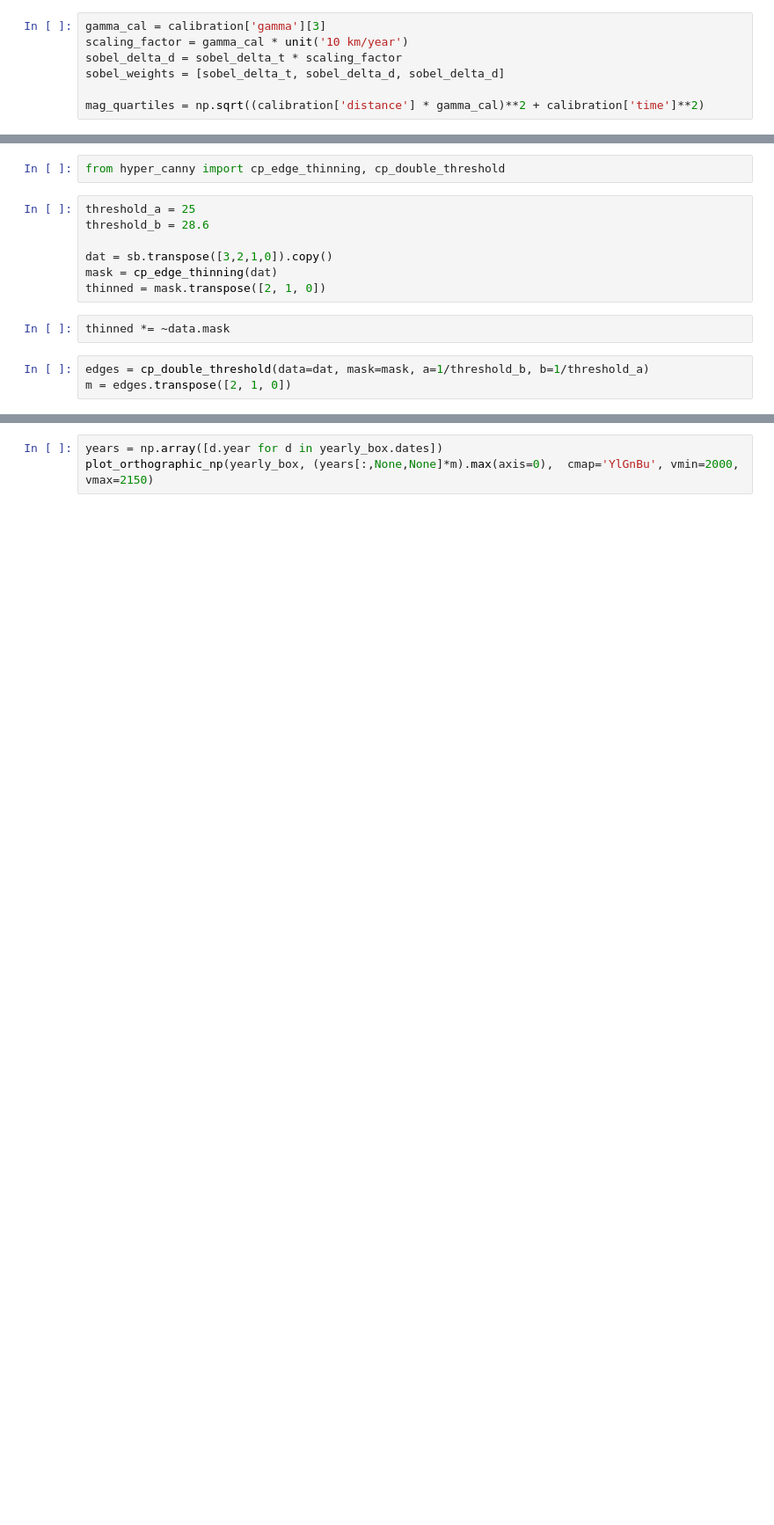
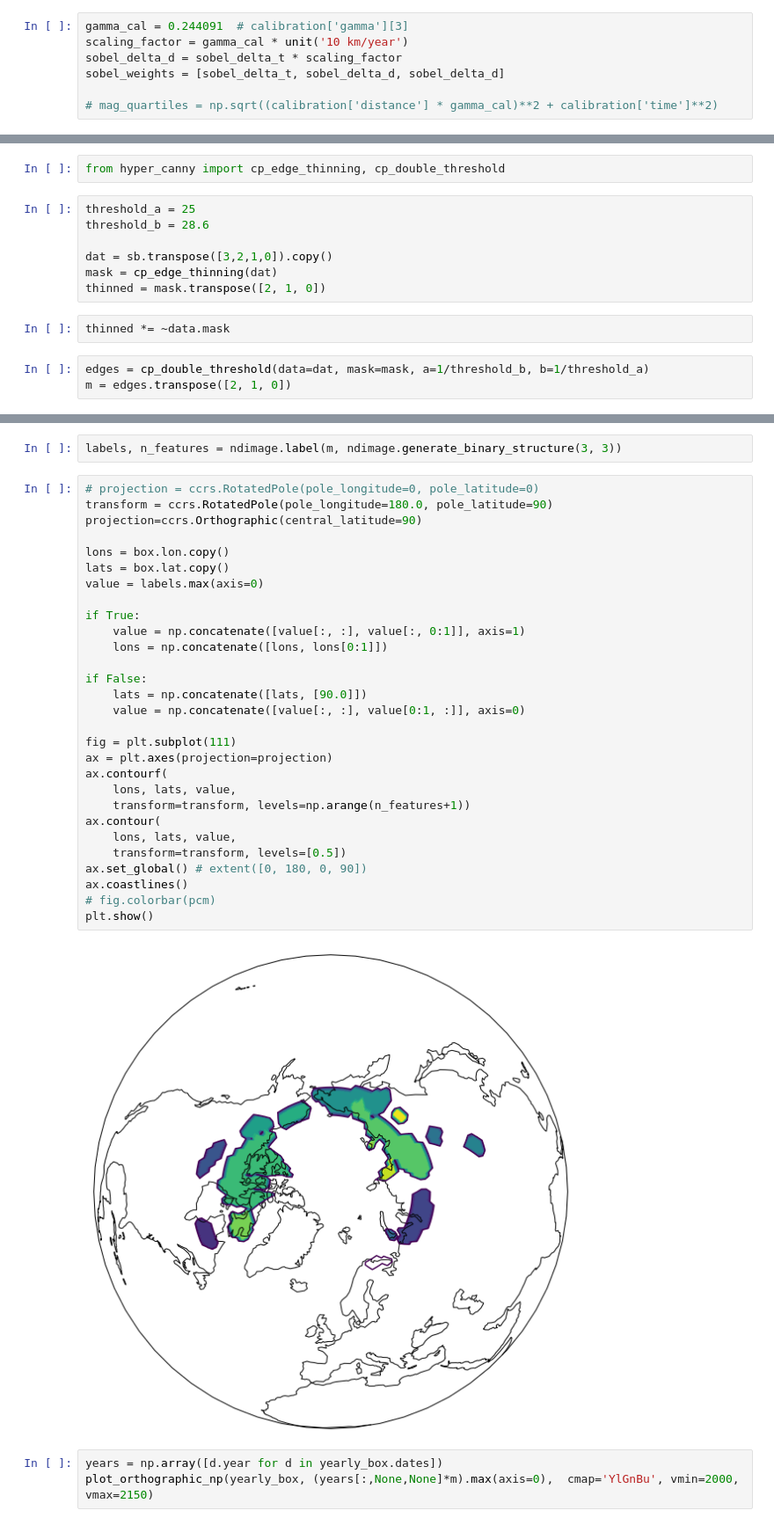
Before and after one commit to abrupt-climate/notebooks, a Jupyter notebook: Soil moisture.ipynb, the cells around one changed output, grey strips where cells are left out. Shown at 88% size. Cells and saved outputs as stored; diff of their text form; blank space fills up the shorter version.

```diff
--- a/Soil moisture.ipynb
+++ b/Soil moisture.ipynb
@@ -129,9 +125,9 @@ magnitude : [  0.00000000e+00   1.83534212e-02   3.08579731e+00   7.35895157e+00
 gamma     : [ 0.          0.03159526  0.15465303  0.24409148  0.72208887]
 recommended setting for gamma:  0.244091
 # %%
-gamma_cal = calibration['gamma'][3]
+gamma_cal = 0.244091  # calibration['gamma'][3]
 scaling_factor = gamma_cal * unit('10 km/year')
 sobel_delta_d = sobel_delta_t * scaling_factor
 sobel_weights = [sobel_delta_t, sobel_delta_d, sobel_delta_d]
 
-mag_quartiles = np.sqrt((calibration['distance'] * gamma_cal)**2 + calibration['time']**2)
+# mag_quartiles = np.sqrt((calibration['distance'] * gamma_cal)**2 + calibration['time']**2)
@@ -200,3 +189,36 @@ plot_plate_carree(yearly_box, m.max(axis=0), cmap='GnBu')
+# %%
+labels, n_features = ndimage.label(m, ndimage.generate_binary_structure(3, 3))
+# %%
+# projection = ccrs.RotatedPole(pole_longitude=0, pole_latitude=0)
+transform = ccrs.RotatedPole(pole_longitude=180.0, pole_latitude=90)
+projection=ccrs.Orthographic(central_latitude=90)
+
+lons = box.lon.copy()
+lats = box.lat.copy()
+value = labels.max(axis=0)
+
+if True:
+    value = np.concatenate([value[:, :], value[:, 0:1]], axis=1)
+    lons = np.concatenate([lons, lons[0:1]])
+
+if False:
+    lats = np.concatenate([lats, [90.0]])
+    value = np.concatenate([value[:, :], value[0:1, :]], axis=0)
+
+fig = plt.subplot(111)
+ax = plt.axes(projection=projection)
+ax.contourf(
+    lons, lats, value,
+    transform=transform, levels=np.arange(n_features+1))
+ax.contour(
+    lons, lats, value,
+    transform=transform, levels=[0.5])
+ax.set_global() # extent([0, 180, 0, 90])
+ax.coastlines()
+# fig.colorbar(pcm)
+plt.show()
+# %% [output]
+[figure, added]
 # %%
 years = np.array([d.year for d in yearly_box.dates])
 plot_orthographic_np(yearly_box, (years[:,None,None]*m).max(axis=0),  cmap='YlGnBu', vmin=2000, vmax=2150)
```
Also changed, not shown: parts of 4 cells of this notebook, 1 other file.
